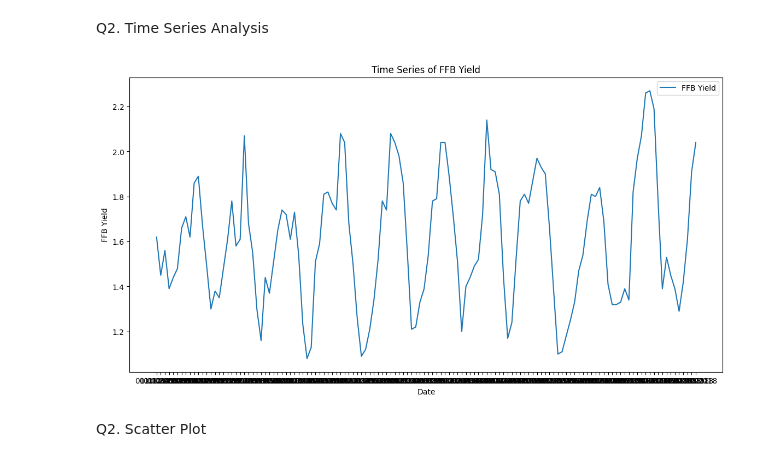
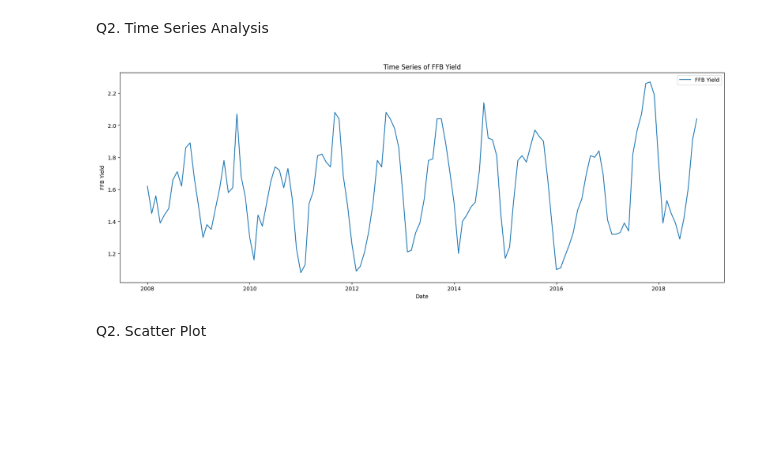
Before and after one commit to FrankPunyaBarang/RAPP_Assignment, a Jupyter notebook: Assignment.ipynb, the cells around one changed output. Cells and saved outputs as stored; diff of their text form; code cells hidden in the pictures; blank space fills up the shorter version.

```diff
--- a/Assignment.ipynb
+++ b/Assignment.ipynb
@@ -113,7 +114,8 @@ plt.show()
 Q2. descriptive statistic
 # %%
 import pandas as pd
-palm_data = pd.read_csv('/content/drive/MyDrive/palm_ffb.csv')
+palm_data = pd.read_csv('https://gist.githubusercontent.com/FrankPunyaBarang/3a142bc34cfda151923be09fc1d9428e/raw/d97a954f6292f2f342ef24a2a4b6028cb1575313/palm_ffb.csv')
+palm_data['Date'] = pd.to_datetime(palm_data['Date'], format='%d.%m.%Y')
 palm_data.describe()
 # %% [output]
 |  | SoilMoisture | Average_Temp | Min_Temp | Max_Temp | Precipitation | Working_days | HA_Harvested | FFB_Yield |
@@ -158,19 +163,19 @@ Q2. Time Series Analysis
 # %%
 import matplotlib.pyplot as plt
 
 # Set the Date column as the index
 palm_data.set_index('Date', inplace=True)
 
 # Plot time series for FFB Yield
-plt.figure(figsize=(14, 7))
+plt.figure(figsize=(20, 7))
 plt.plot(palm_data['FFB_Yield'], label='FFB Yield')
 plt.title('Time Series of FFB Yield')
 plt.xlabel('Date')
 plt.ylabel('FFB Yield')
 plt.legend()
 plt.show()
 # %% [output]
-[figure, old version]
+[figure, new version]
 # %% [markdown]
 Q2. Scatter Plot
 # %%
```
Also changed, not shown: parts of 8 cells of this notebook.
